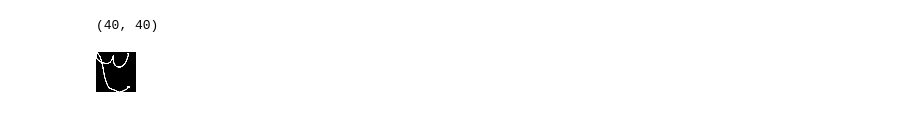
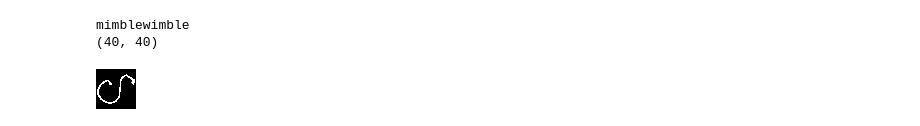
Before and after one commit to tweeklab/wand, a Jupyter notebook: training_tf.ipynb, the cells around one changed output. Drawn from its saved outputs; the diff is of its cells as text; code cells hidden in the pictures.

```diff
--- a/training_tf.ipynb
+++ b/training_tf.ipynb
@@ -10,6 +10,9 @@ from PIL import Image
 
 import matplotlib.pyplot as plt
 
+np.set_printoptions(precision=4)
+
 LABELS_PATH="labels.yaml"
 IMAGES_BASE="/workspaces/motion/images/good"
+BATCH_SIZE=10
 # %% [output]
@@ -141,16 +155,19 @@ Epoch 30/30
 <keras.callbacks.History at 0x...>
 # %%
-img_array = [i for i in test_ds][0][0][0]
+b = next(iter(test_ds))
+img_array = b[0][0]
+print(reverse_label_map[b[1][0].numpy()])
 array_shaped = img_array.numpy().reshape(40,40)
 print(array_shaped.shape)
-display(Image.fromarray(array_shaped).convert("RGB"))
+display(Image.fromarray(array_shaped*255).convert("RGB"))
 print(np.expand_dims(np.squeeze(img_array), axis=0).shape)
 r = model.predict(np.expand_dims(np.squeeze(img_array), axis=0))
 print([f"{i:.4f}" for i in r[0]])
 print(np.max(r))
 raw_pred = tf.argmax(r, 1).numpy()[0]
 print(reverse_label_map[raw_pred])
 # %% [output]
+mimblewimble
 (40, 40)
-[figure, old version]
+[figure, new version]
 (1, 40, 40)
```
Also changed, not shown: parts of 9 cells of this notebook, 5 other files.
